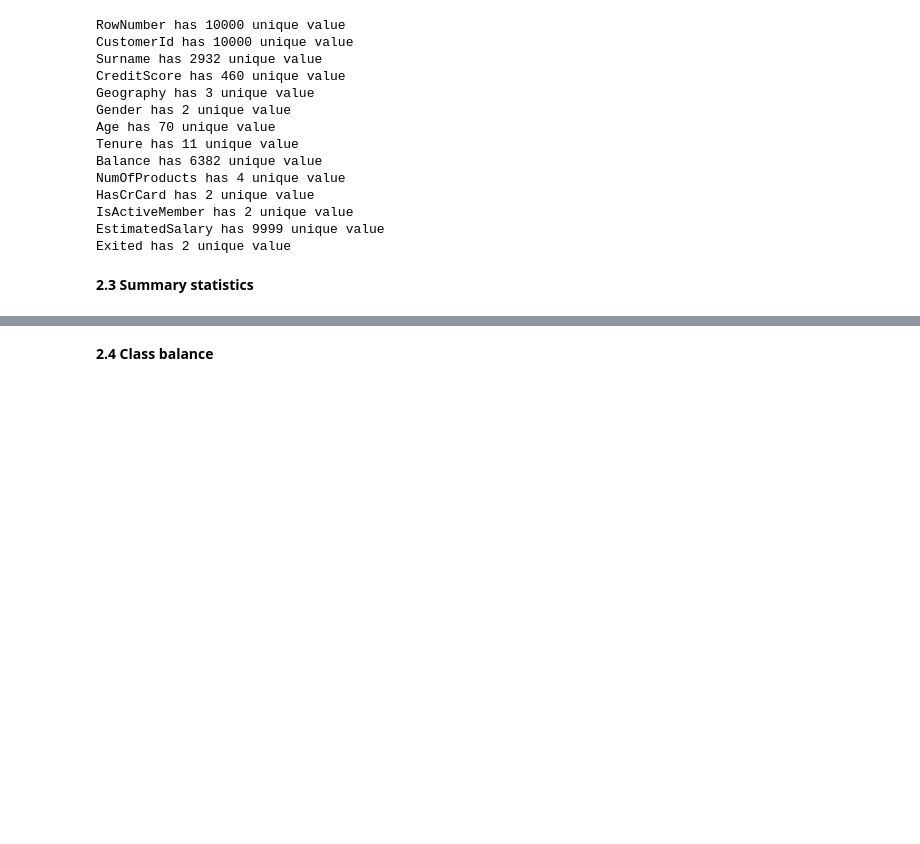
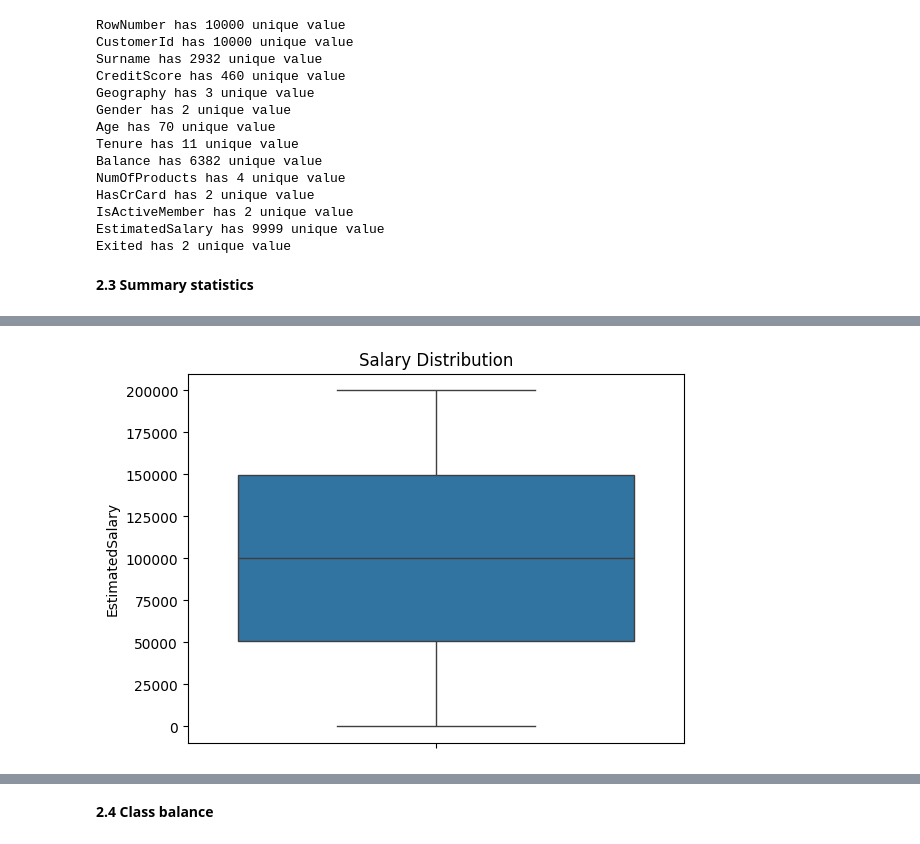
Before and after one commit to NhaDAlvarado/Data_Analysis-Portfolio, a Jupyter notebook: Churn_Analysis/python_analysis.ipynb, the cells around one changed output, grey strips where cells are left out. Cells and saved outputs as stored; diff of their text form; code cells hidden in the pictures; blank space fills up the shorter version.

```diff
--- a/Churn_Analysis/python_analysis.ipynb
+++ b/Churn_Analysis/python_analysis.ipynb
@@ -95,0 +102,6 @@ Exited has 2 unique value
+# %%
+sns.boxplot(df['EstimatedSalary'])
+plt.title('Salary Distribution')
+plt.show()
+# %% [output]
+[figure, added]
```
Also changed, not shown: parts of 9 cells of this notebook.
